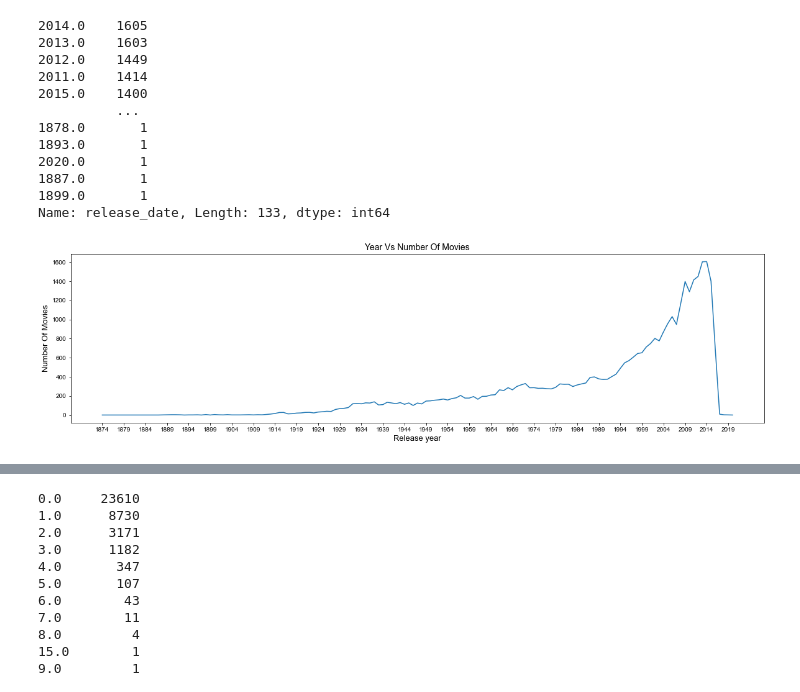
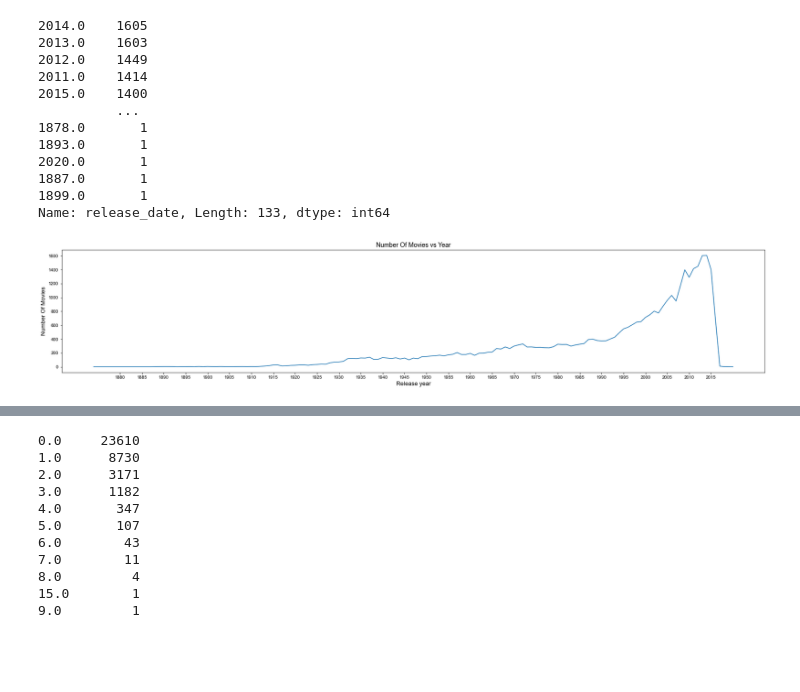
Before and after one commit to PritishWadhwa/IMDb-Movie-Rating-Predictor, a Jupyter notebook: Movies_Rating_Prediction.ipynb, the cells around one changed output, grey strips where cells are left out. Saved outputs shown, nothing was run; the diff lists cells and outputs as text; code cells hidden in the pictures; blank space fills up the shorter version.

```diff
--- a/Movies_Rating_Prediction.ipynb
+++ b/Movies_Rating_Prediction.ipynb
@@ -307,11 +317,12 @@ plt.show()
 # %%
-plt.rcParams["figure.figsize"] = (20, 5)
+plt.rcParams["figure.figsize"] = (28, 5)
 plt.bar(genre_dictionary.keys(),genre_dictionary.values(), color ='maroon',
-        width = 0.3)
+        width = 0.6)
 
 plt.xlabel("GENRE")
 plt.ylabel("No. of movies")
 plt.title("Movies-Genre")
 plt.show()
+plt.savefig('Images/genre_bar_plot.png', dpi = 200)
 #remove other genre
 # %% [output]
@@ -417,14 +452,15 @@ all_data['release_date'].value_counts()
 Name: release_date, Length: 133, dtype: int64
 # %%
 #make group of the data according to their release year and count the total number of movies in each year and pot.
-all_data.groupby((all_data['release_date'])).count()['id'].plot(xticks = np.arange(1874,2020,5))
+all_data.groupby((all_data['release_date'])).count()['id'].plot(xticks = np.arange(1880,2016,5))
 
 #set the figure size and labels
 sns.set(rc={'figure.figsize':(20,10)})
-plt.title("Year Vs Number Of Movies",fontsize = 14)
+plt.title("Number Of Movies vs Year",fontsize = 14)
 plt.xlabel('Release year',fontsize = 13)
 plt.ylabel('Number Of Movies',fontsize = 13)
 #set the style sheet
 sns.set_style("whitegrid")
+plt.savefig('Images/Realease_year_bar_plot.png', dpi = 200)
 # %% [output]
-[figure, old version]
+[figure, new version]
```
Also changed, not shown: parts of 20 cells of this notebook, 18 other files.
